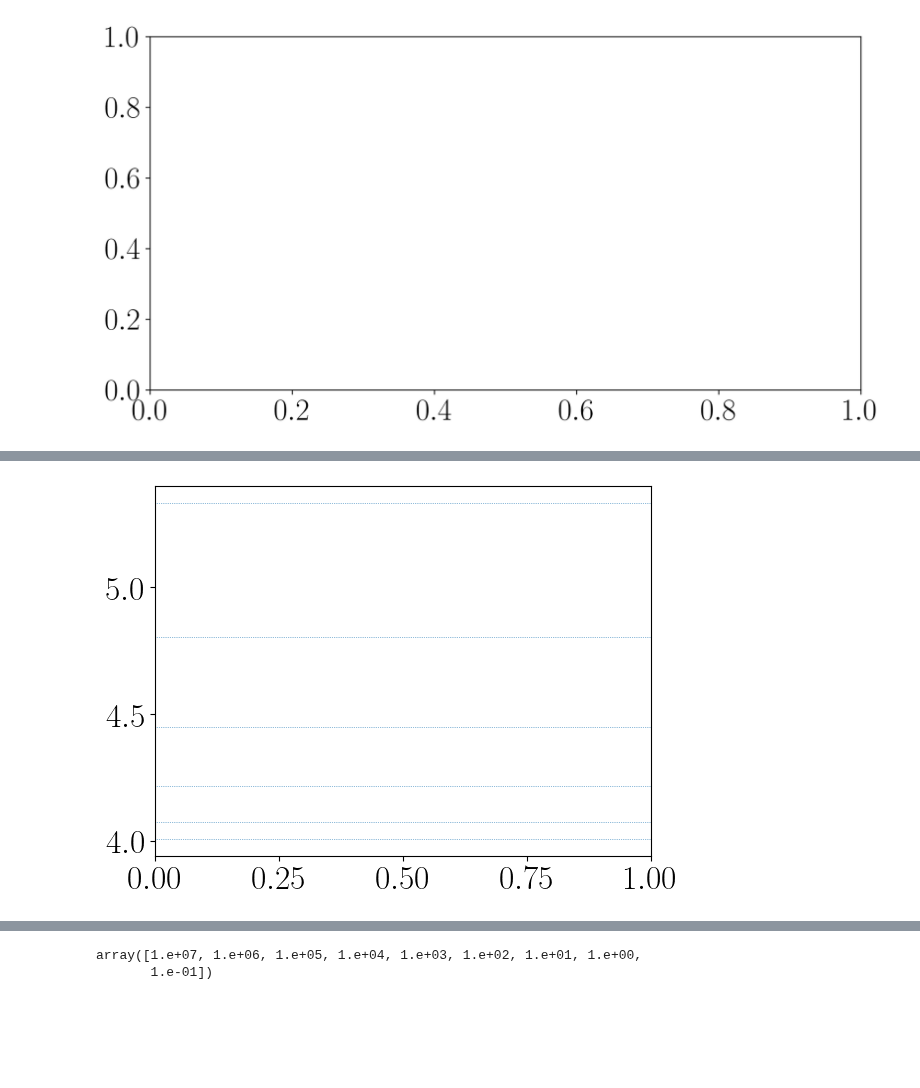
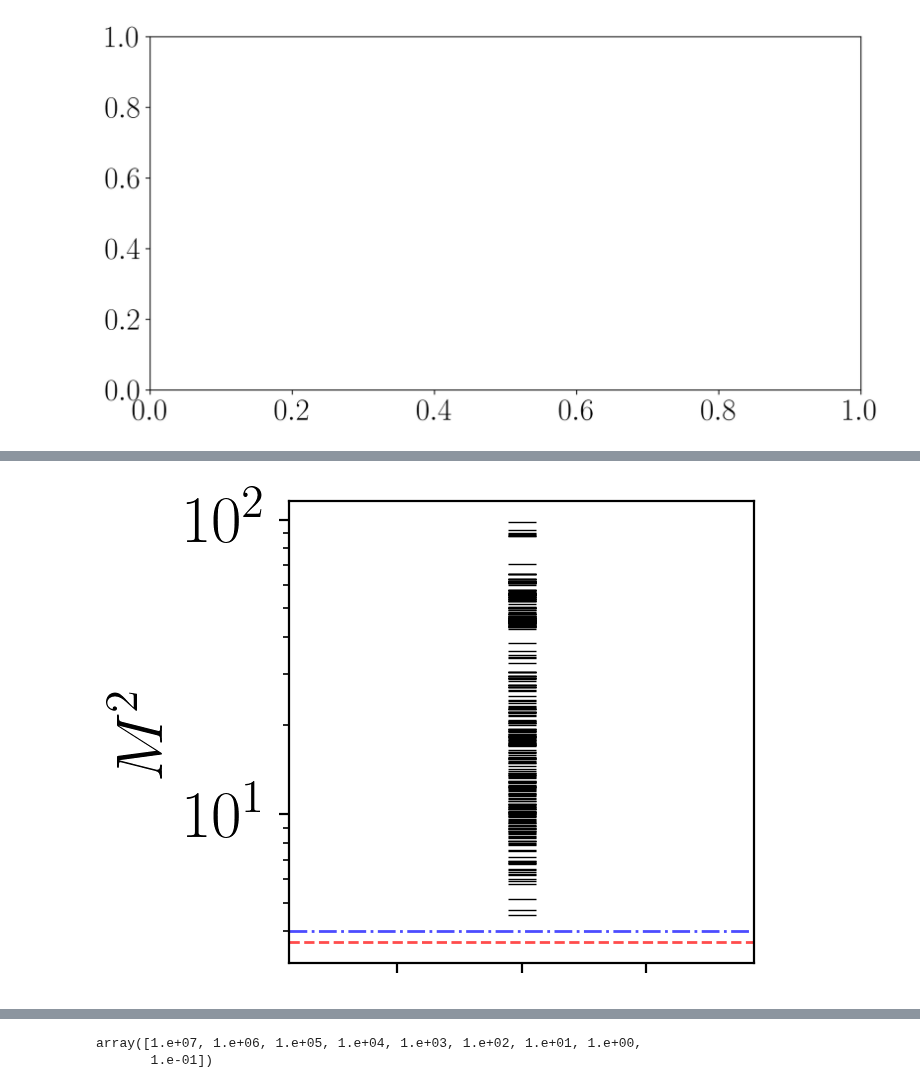
Before and after one commit to cgustin99/OpenParticle, a Jupyter notebook: models/Yukawa/plots.ipynb, the cells around one changed output, grey strips where cells are left out. Cells and saved outputs as stored; diff of their text form; code cells hidden in the pictures; blank space fills up the shorter version.

```diff
--- a/models/Yukawa/plots.ipynb
+++ b/models/Yukawa/plots.ipynb
@@ -967,3 +967,21 @@ for t in ts:
+# %%
+fig, ax = plt.subplots()
+# plt.figure(figsize=(10,5), dpi=200)
+fig.set_size_inches(3, 3)
+fig.set_dpi(200)
+
+ax.axhline(y = 4*mf**2, color = 'blue', linestyle = '-.', alpha = 0.7, linewidth = 1,zorder = -1)
+ax.axhline(y=min(nonrelativistic_yukawa(0.3, mf, 0.25 * mf)) * 2*2*mf + (2*mf)**2, color='r', alpha = 0.7,linestyle = '--', linewidth = 1, zorder = -1)
+ax.scatter([plot_7_max_K] * len(np.array(ff_ffb_fits)[0]), np.array(ff_ffb_fits)[0], s = 100, color = 'k', linewidth = 0.5, marker = '_')
+
+# ax.set_ylim(2, 6.1)
+# ax.set_ylim(4*mf**2 - 0.5, 4*mf**2 + 1)
+# ax.set_xlim(21, 23)
+ax.set_xticklabels([])
+ax.set_ylabel(r'$M^2$')
+ax.set_yscale('log')
+# %% [output]
+[figure, added]
 # %%
 for res in integer_Ks:
     ff_ffb_basis = (
@@ -977,13 +995,5 @@ for res in integer_Ks:
     tmp_mat_free = generate_matrix_hermitian(hamiltonian, ff_ffb_basis)
     vals_free = np.linalg.eigvalsh(tmp_mat_free)
-# %%
-for eigenvalue in vals_free:
-    if eigenvalue < 6:
-        plt.axhline(y = eigenvalue, linestyle = 'dotted', alpha = 1, linewidth = 0.5)
-
-plt.show()
-# %% [output]
-[figure, removed]
 # %%
 lambdas = 1/np.sqrt(ts)
 colors = plt.cm.viridis(np.linspace(0, 1, len(np.array(ff_ffb_fits)[0][np.array(ff_ffb_fits)[0] != None])))
```
Also changed, not shown: parts of 3 cells of this notebook.
